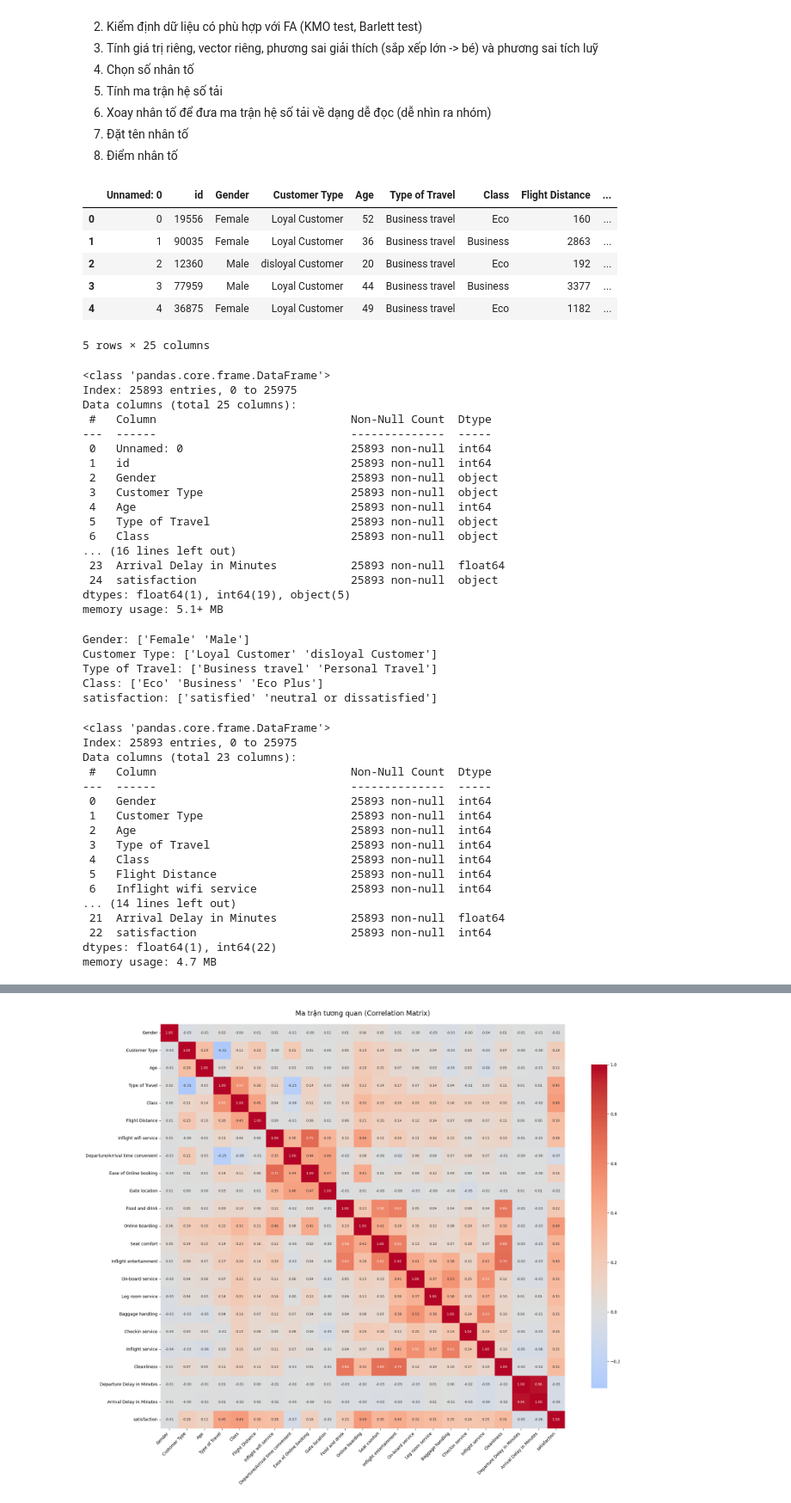
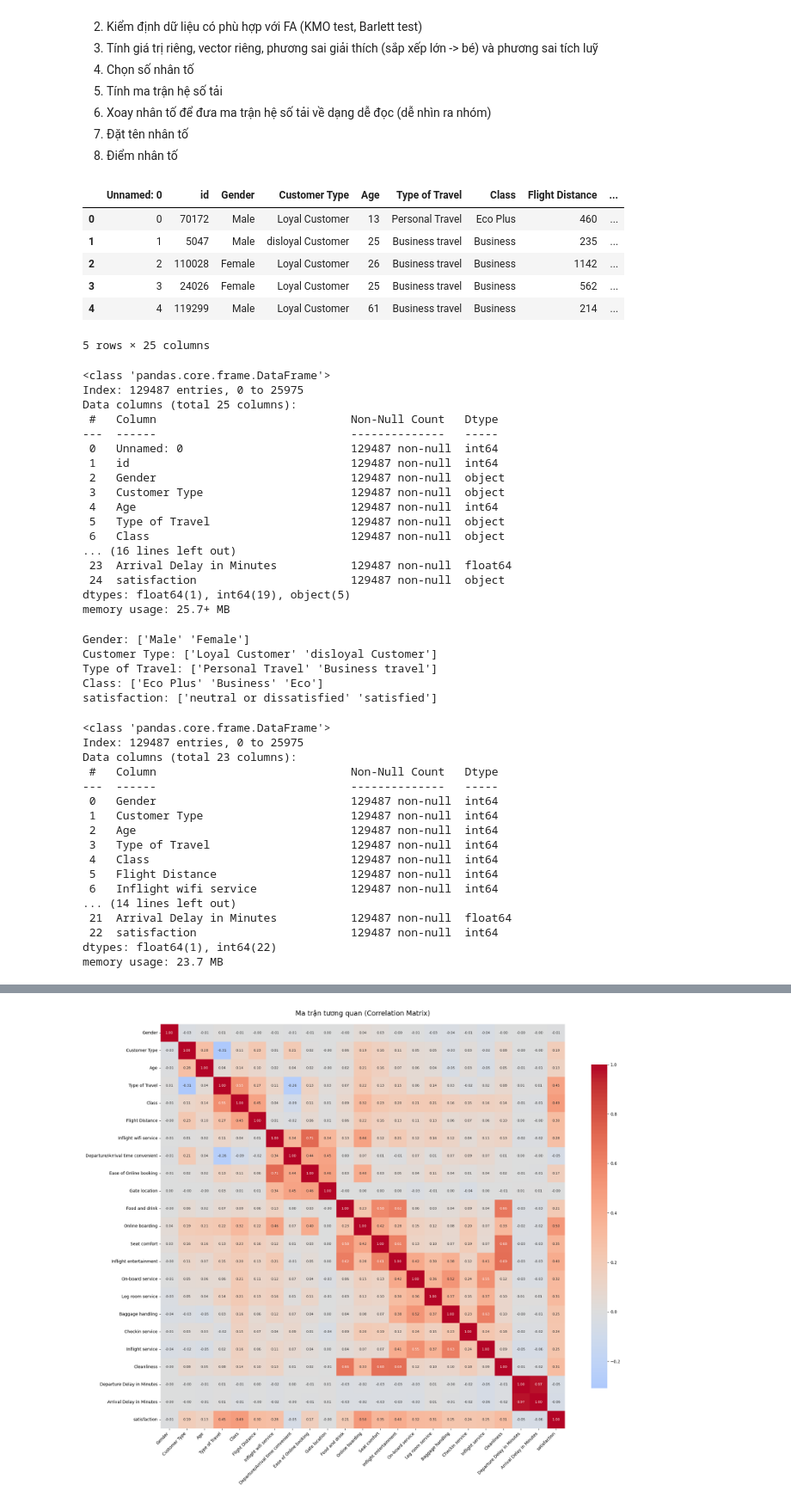
Before and after one commit to DoanVinhNhan/Factor-Analysis, a Jupyter notebook: factor_analysis.ipynb, the cells around one changed output, grey strips where cells are left out. Shown at 86% size. Saved outputs shown, nothing was run; the diff lists cells and outputs as text; code cells hidden in the pictures.

```diff
--- a/factor_analysis.ipynb
+++ b/factor_analysis.ipynb
@@ -14,38 +14,38 @@ import matplotlib.pyplot as plt
 import pandas as pd
 import seaborn as sns
 # %%
-df = pd.read_csv('data/airline.csv')
+df = pd.concat([pd.read_csv('data/train.csv'), pd.read_csv('data/test.csv')], sort = False)
 df = df.dropna()
 df.head()
 # %% [output]
 |  | Unnamed: 0 | id | Gender | Customer Type | Age | Type of Travel | Class | Flight Distance | ... |
-| 0 | 0 | 19556 | Female | Loyal Customer | 52 | Business travel | Eco | 160 | ... |
-| 1 | 1 | 90035 | Female | Loyal Customer | 36 | Business travel | Business | 2863 | ... |
-| 2 | 2 | 12360 | Male | disloyal Customer | 20 | Business travel | Eco | 192 | ... |
-| 3 | 3 | 77959 | Male | Loyal Customer | 44 | Business travel | Business | 3377 | ... |
-| 4 | 4 | 36875 | Female | Loyal Customer | 49 | Business travel | Eco | 1182 | ... |
+| 0 | 0 | 70172 | Male | Loyal Customer | 13 | Personal Travel | Eco Plus | 460 | ... |
+| 1 | 1 | 5047 | Male | disloyal Customer | 25 | Business travel | Business | 235 | ... |
+| 2 | 2 | 110028 | Female | Loyal Customer | 26 | Business travel | Business | 1142 | ... |
+| 3 | 3 | 24026 | Female | Loyal Customer | 25 | Business travel | Business | 562 | ... |
+| 4 | 4 | 119299 | Male | Loyal Customer | 61 | Business travel | Business | 214 | ... |
 5 rows × 25 columns
 # %%
 # Hiển thị các cột và kiểu dữ liệu
 df.info()
 # %% [output]
 <class 'pandas.core.frame.DataFrame'>
-Index: 25893 entries, 0 to 25975
+Index: 129487 entries, 0 to 25975
 Data columns (total 25 columns):
- #   Column                             Non-Null Count  Dtype
----  ------                             --------------  -----
- 0   Unnamed: 0                         25893 non-null  int64
- 1   id                                 25893 non-null  int64
- 2   Gender                             25893 non-null  object
- 3   Customer Type                      25893 non-null  object
- 4   Age                                25893 non-null  int64
- 5   Type of Travel                     25893 non-null  object
- 6   Class                              25893 non-null  object
+ #   Column                             Non-Null Count   Dtype
+---  ------                             --------------   -----
+ 0   Unnamed: 0                         129487 non-null  int64
+ 1   id                                 129487 non-null  int64
+ 2   Gender                             129487 non-null  object
+ 3   Customer Type                      129487 non-null  object
+ 4   Age                                129487 non-null  int64
+ 5   Type of Travel                     129487 non-null  object
+ 6   Class                              129487 non-null  object
 ... (16 lines left out)
- 23  Arrival Delay in Minutes           25893 non-null  float64
- 24  satisfaction                       25893 non-null  object
+ 23  Arrival Delay in Minutes           129487 non-null  float64
+ 24  satisfaction                       129487 non-null  object
 dtypes: float64(1), int64(19), object(5)
-memory usage: 5.1+ MB
+memory usage: 25.7+ MB
 # %%
 # Xoá cột không cần thiết
 df = df.drop(columns=['Unnamed: 0', 'id'])
@@ -56,11 +56,11 @@ categorical_values = {col: df[col].unique() for col in categorical_columns}
 for col, values in categorical_values.items():
     print(f"{col}: {values}")
 # %% [output]
-Gender: ['Female' 'Male']
+Gender: ['Male' 'Female']
 Customer Type: ['Loyal Customer' 'disloyal Customer']
-Type of Travel: ['Business travel' 'Personal Travel']
-Class: ['Eco' 'Business' 'Eco Plus']
-satisfaction: ['satisfied' 'neutral or dissatisfied']
+Type of Travel: ['Personal Travel' 'Business travel']
+Class: ['Eco Plus' 'Business' 'Eco']
+satisfaction: ['neutral or dissatisfied' 'satisfied']
 # %%
 # Chuyển giá trị định tính sang định lượng
 df['Gender'] = df['Gender'].map({'Male': 0, 'Female': 1})
@@ -71,22 +71,22 @@ df['satisfaction'] = df['satisfaction'].map({'neutral or dissatisfied': 0, 'sati
 df.info()
 # %% [output]
 <class 'pandas.core.frame.DataFrame'>
-Index: 25893 entries, 0 to 25975
+Index: 129487 entries, 0 to 25975
 Data columns (total 23 columns):
- #   Column                             Non-Null Count  Dtype
----  ------                             --------------  -----
- 0   Gender                             25893 non-null  int64
- 1   Customer Type                      25893 non-null  int64
- 2   Age                                25893 non-null  int64
- 3   Type of Travel                     25893 non-null  int64
- 4   Class                              25893 non-null  int64
- 5   Flight Distance                    25893 non-null  int64
- 6   Inflight wifi service              25893 non-null  int64
+ #   Column                             Non-Null Count   Dtype
+---  ------                             --------------   -----
+ 0   Gender                             129487 non-null  int64
+ 1   Customer Type                      129487 non-null  int64
+ 2   Age                                129487 non-null  int64
+ 3   Type of Travel                     129487 non-null  int64
+ 4   Class                              129487 non-null  int64
+ 5   Flight Distance                    129487 non-null  int64
+ 6   Inflight wifi service              129487 non-null  int64
 ... (14 lines left out)
- 21  Arrival Delay in Minutes           25893 non-null  float64
- 22  satisfaction                       25893 non-null  int64
+ 21  Arrival Delay in Minutes           129487 non-null  float64
+ 22  satisfaction                       129487 non-null  int64
 dtypes: float64(1), int64(22)
-memory usage: 4.7 MB
+memory usage: 23.7 MB
 # %%
 # Kiểm tra thống kê mô tả
 df.describe().T
```
Also changed, not shown: parts of 11 cells of this notebook, 5 other files.
